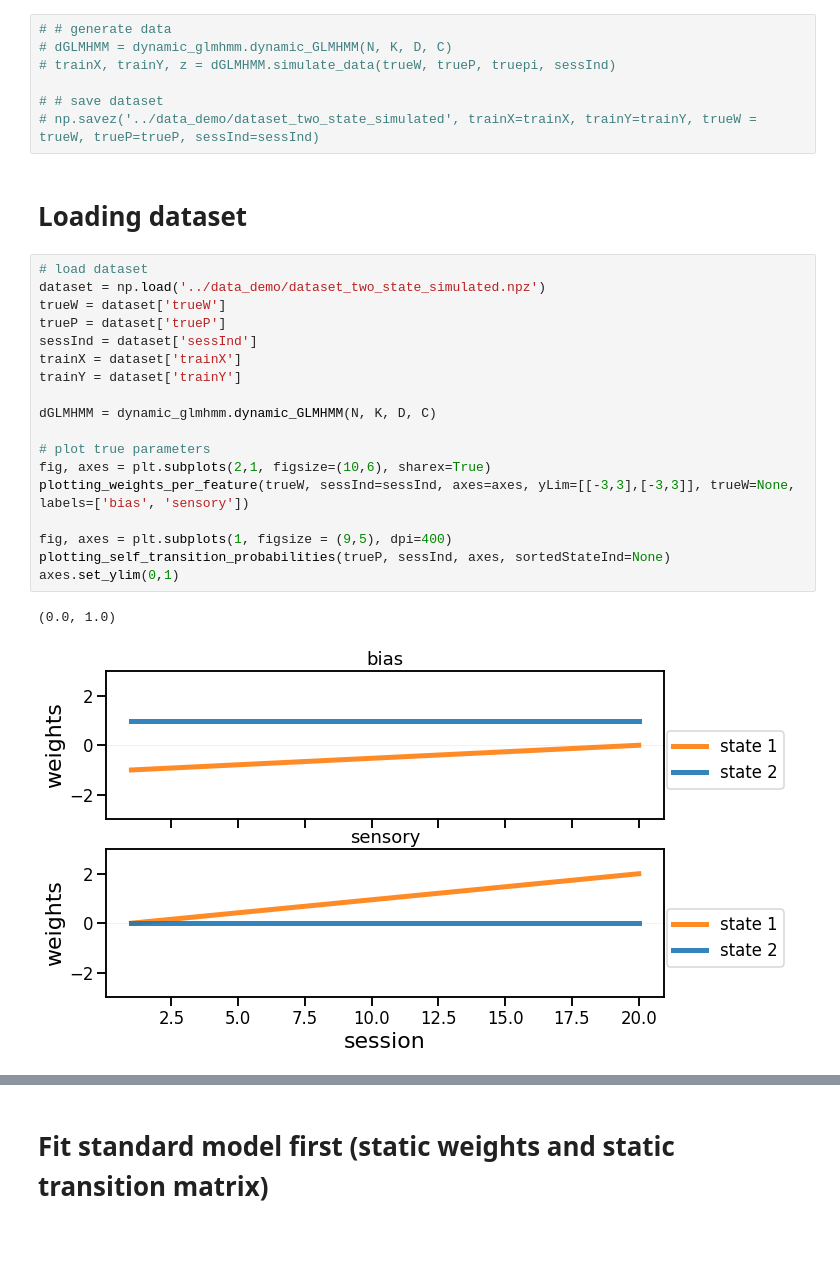
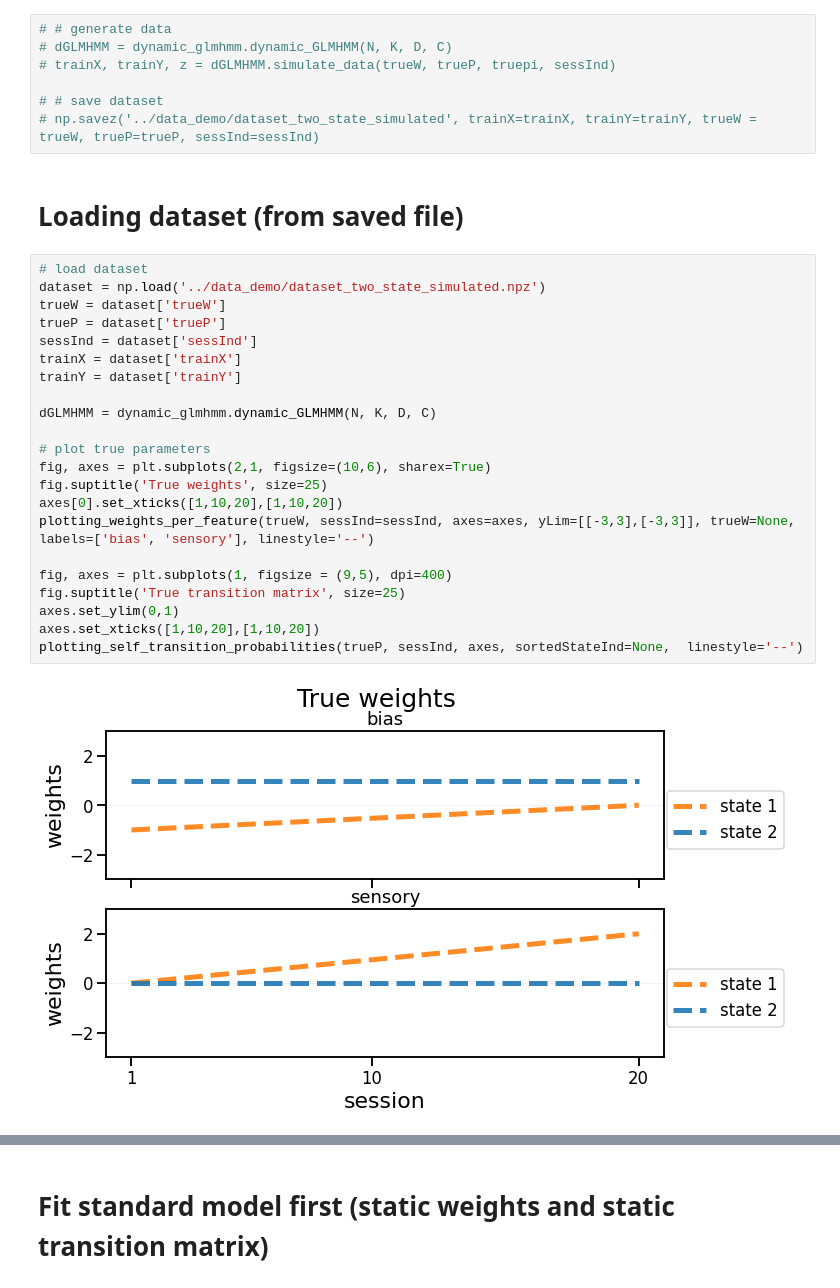
Before and after one commit to lenca56/dynamic_glmhmm, a Jupyter notebook: code/Demo_simulated_data.ipynb, the cells around one changed output, grey strips where cells are left out. Cells and saved outputs as stored; diff of their text form; blank space fills up the shorter version.

```diff
--- a/code/Demo_simulated_data.ipynb
+++ b/code/Demo_simulated_data.ipynb
@@ -71,25 +71,28 @@ truepi = np.ones((K))/K
 # # save dataset
 # np.savez('../data_demo/dataset_two_state_simulated', trainX=trainX, trainY=trainY, trueW = trueW, trueP=trueP, sessInd=sessInd)
 # %% [markdown]
-# Loading dataset
+# Loading dataset (from saved file)
 # %%
 # load dataset
 dataset = np.load('../data_demo/dataset_two_state_simulated.npz')
 trueW = dataset['trueW']
 trueP = dataset['trueP']
 sessInd = dataset['sessInd']
 trainX = dataset['trainX']
 trainY = dataset['trainY']
 
 dGLMHMM = dynamic_glmhmm.dynamic_GLMHMM(N, K, D, C)
 
 # plot true parameters
 fig, axes = plt.subplots(2,1, figsize=(10,6), sharex=True)
-plotting_weights_per_feature(trueW, sessInd=sessInd, axes=axes, yLim=[[-3,3],[-3,3]], trueW=None, labels=['bias', 'sensory'])
+fig.suptitle('True weights', size=25)
+axes[0].set_xticks([1,10,20],[1,10,20])
+plotting_weights_per_feature(trueW, sessInd=sessInd, axes=axes, yLim=[[-3,3],[-3,3]], trueW=None, labels=['bias', 'sensory'], linestyle='--')
 
 fig, axes = plt.subplots(1, figsize = (9,5), dpi=400)
-plotting_self_transition_probabilities(trueP, sessInd, axes, sortedStateInd=None)
+fig.suptitle('True transition matrix', size=25)
 axes.set_ylim(0,1)
+axes.set_xticks([1,10,20],[1,10,20])
+plotting_self_transition_probabilities(trueP, sessInd, axes, sortedStateInd=None,  linestyle='--')
 # %% [output]
-(0.0, 1.0)
-[figure, old version]
+[figure, new version]
```
Also changed, not shown: parts of 5 cells of this notebook, 4 other files.
